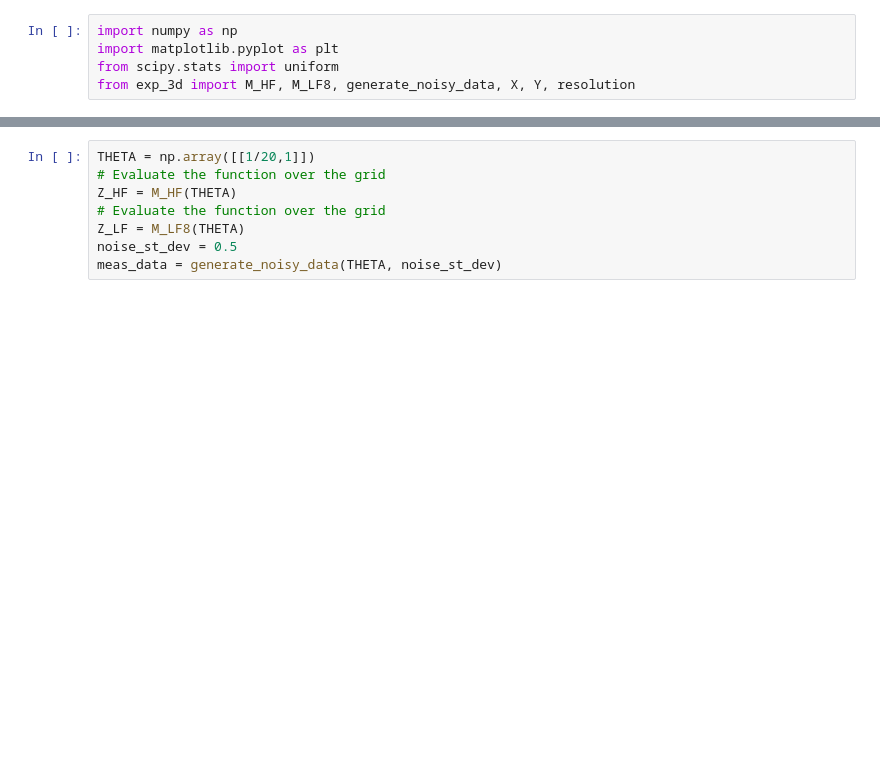
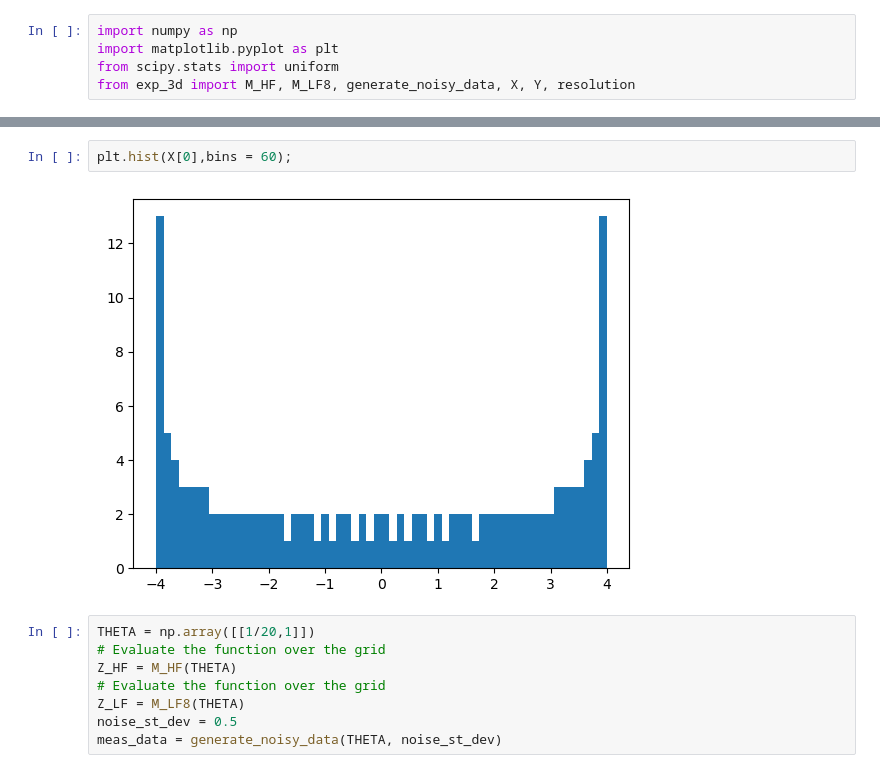
Before and after one commit to nasa/SMCPy, a Jupyter notebook: examples/mfmc/exp_3d_visuals.ipynb, the cells around one changed output, grey strips where cells are left out. Cells and saved outputs as stored; diff of their text form; blank space fills up the shorter version.

```diff
--- a/examples/mfmc/exp_3d_visuals.ipynb
+++ b/examples/mfmc/exp_3d_visuals.ipynb
@@ -6,3 +18,7 @@ from exp_3d import M_HF, M_LF8, generate_noisy_data, X, Y, resolution
+# %%
+plt.hist(X[0],bins = 60);
+# %% [output]
+[figure, added]
 # %%
 THETA = np.array([[1/20,1]])
 # Evaluate the function over the grid
```
Also changed, not shown: parts of 2 cells of this notebook, 5 other files.
